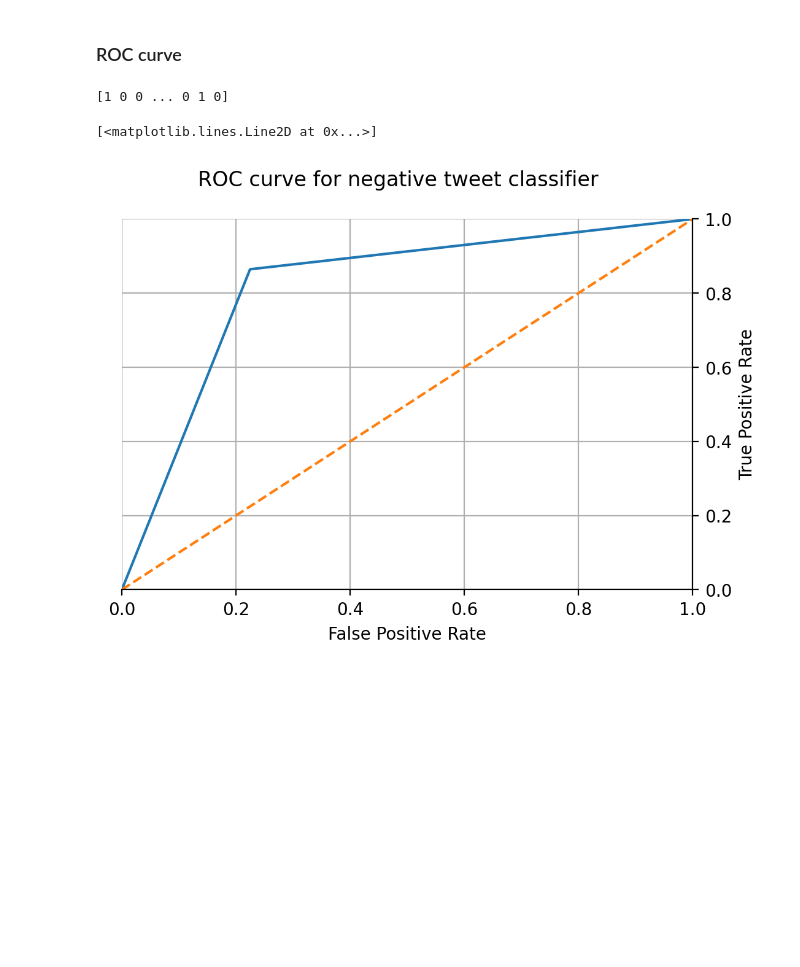
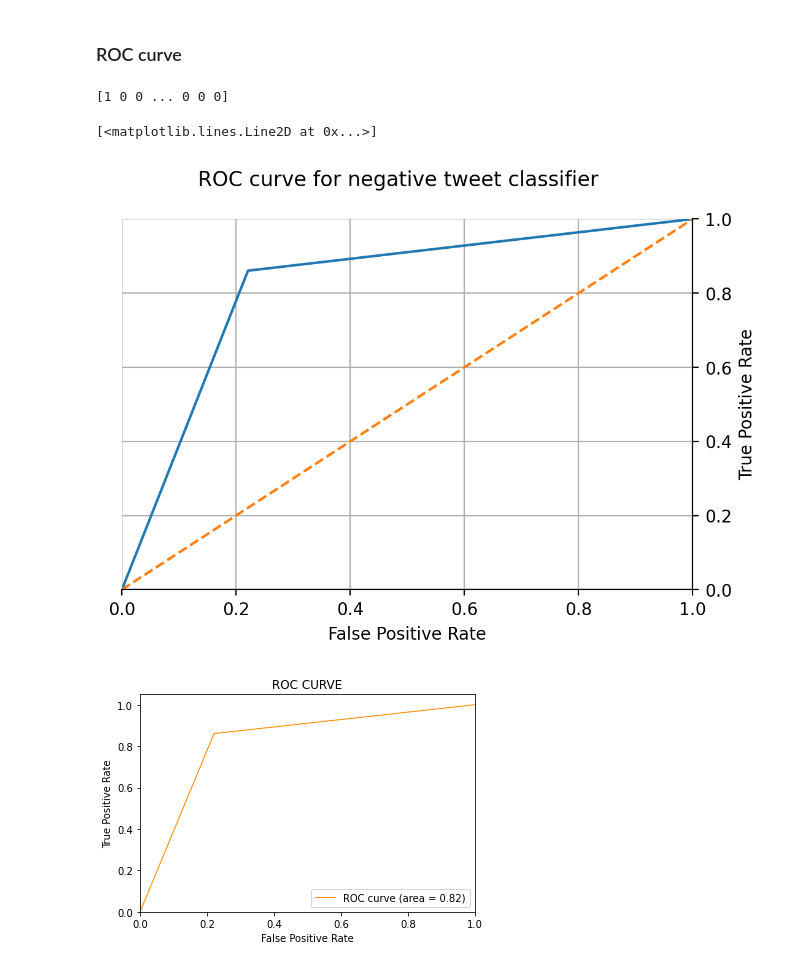
Before and after one commit to MatteoM95/Twitter-Sentiment-Analisys, a Jupyter notebook: Project_DSL_january_2022.ipynb, the cells around one changed output. Saved outputs shown, nothing was run; the diff lists cells and outputs as text; code cells hidden in the pictures; blank space fills up the shorter version.

```diff
--- a/Project_DSL_january_2022.ipynb
+++ b/Project_DSL_january_2022.ipynb
@@ -330,7 +347,7 @@ X.shape, y.shape
 # %% [output]
 ((224994, 3), (224994,))
 # %%
-X_train, X_test, y_train, y_test = train_test_split(X, y, train_size = 0.8, random_state=42, shuffle=True)
+X_train, X_test, y_train, y_test = train_test_split(X, y, train_size = 0.7, random_state=42, shuffle=True)
 # %% [markdown]
 ### Pipeline
 # %%
@@ -340,15 +357,16 @@ tfidf_params = dict(#sublinear_tf= True,
                     #norm= 'l2',
                     # token_pattern=r'\b[^\d\W]+\b', #remove number
                     # stop_words = 'english',
-                    ngram_range= (1,4)
+                    ngram_range= (1, 3)
                     )
 
 model = make_pipeline(
         make_column_transformer(
             (TfidfVectorizer(**tfidf_params), "text"),
-            (CountVectorizer(ngram_range=(1, 2), binary=True, strip_accents="unicode"), "text_bis"),
+            (CountVectorizer(ngram_range=(1, 1), binary=True, strip_accents="unicode"), "text_bis"),
             (OneHotEncoder(handle_unknown="ignore"), ["user"]),
-            remainder="passthrough"
+            remainder="passthrough",
+            n_jobs=-1
         ),
         #LogisticRegression(verbose=1, solver='liblinear', random_state=0, C=6, penalty='l2', max_iter=1000, n_jobs=8)
         #MultinomialNB(alpha=0.3),
@@ -357,11 +375,6 @@ model = make_pipeline(
     )
 model.fit(X_train, y_train);
 
-# cv_scores = cross_val_score(clf, X_train, y_train, cv=5, scoring='f1_weighted', n_jobs=-1)
-
-# print_f1score(cv_scores)
-
-
 F1score = f1_score(y_test, model.predict(X_test), average='macro')
 print(f"F1score : {F1score}")
 # %% [output]
@@ -377,14 +390,15 @@ File written....
 # %% [markdown]
 ### ROC curve
 # %%
-y_score = model.predict(X_test) #[:,1]
-print(y_score)
+y_pred = model.predict(X_test) #[:,1]
+print(y_pred)
 
 # compute the false positive and true positive rate for the class 'neg'
-fpr, tpr, thresholds = roc_curve(y_test, y_score)
+fpr, tpr, thresholds = roc_curve(y_test, y_pred)
+roc_auc = auc(fpr, tpr)
 
 fig, ax = plt.subplots(dpi=200)
-ax.plot(fpr, tpr)
+ax.plot(fpr, tpr, label='ROC curve (area = %0.2f)' % roc_auc)
 ax.set_xlim(0.0, 1.0)
 ax.set_ylim(0.0, 1.0)
 fig.suptitle('ROC curve for negative tweet classifier')
@@ -396,7 +410,22 @@ ax.set_xlabel('False Positive Rate')
 ax.set_ylabel('True Positive Rate')
 ax.yaxis.set_label_position("right")
 ax.plot(np.linspace(0, 1, 100), np.linspace(0, 1, 100), linestyle='dashed')
+plt.savefig('Roc_curve.svg', bbox_inches="tight")
 # %% [output]
-[1 0 0 ... 0 1 0]
+[1 0 0 ... 0 0 0]
 [<matplotlib.lines.Line2D at 0x...>]
 [figure]
+# %%
+fpr, tpr, thresholds = roc_curve(y_test, y_pred)
+roc_auc = auc(fpr, tpr)
+plt.figure()
+plt.plot(fpr, tpr, color='darkorange', lw=1, label='ROC curve (area = %0.2f)' % roc_auc)
+plt.xlim([0.0, 1.0])
+plt.ylim([0.0, 1.05])
+plt.xlabel('False Positive Rate')
+plt.ylabel('True Positive Rate')
+plt.title('ROC CURVE')
+plt.legend(loc="lower right")
+plt.show()
+# %% [output]
+[figure, added]
```
Also changed, not shown: parts of 20 cells of this notebook, 3 other files.
